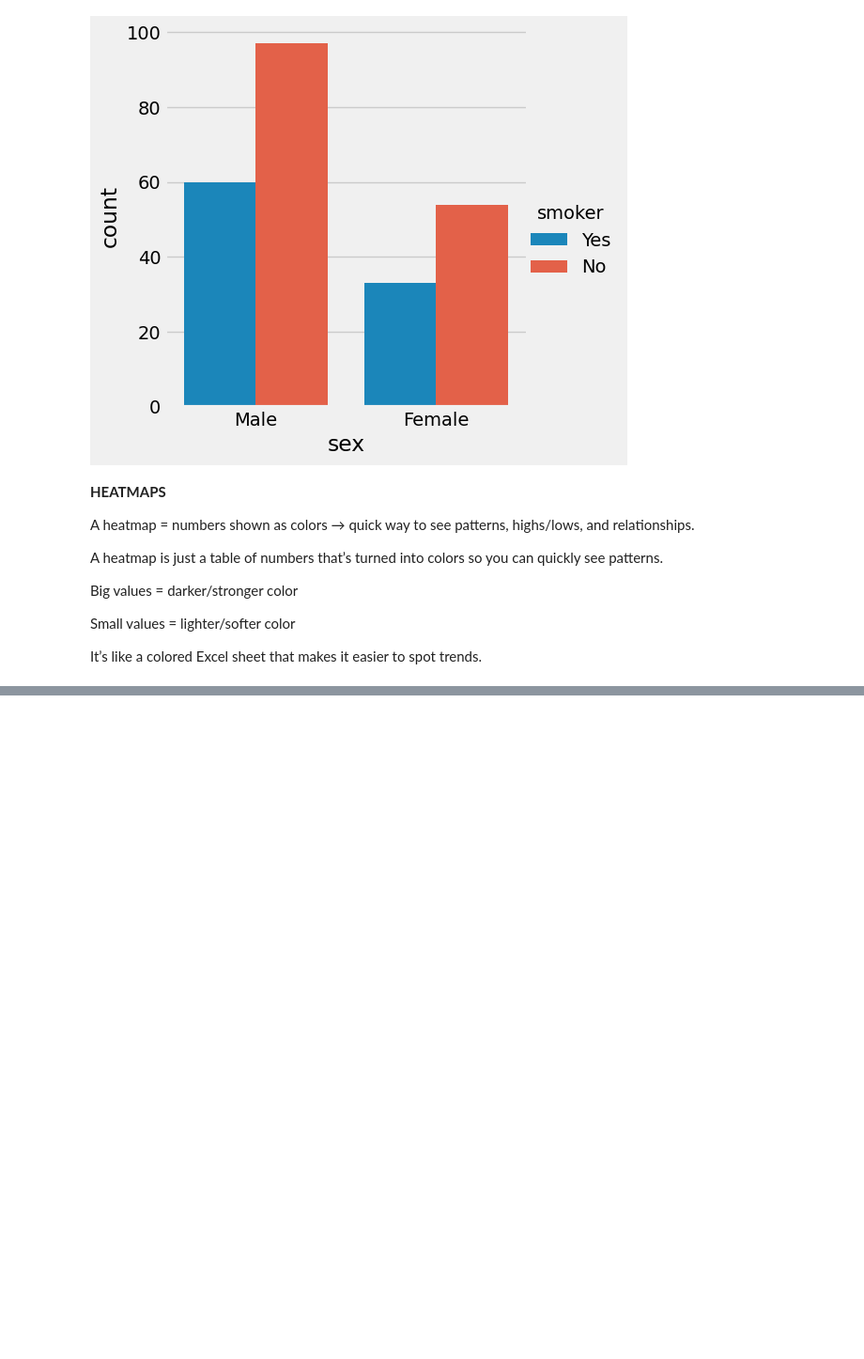
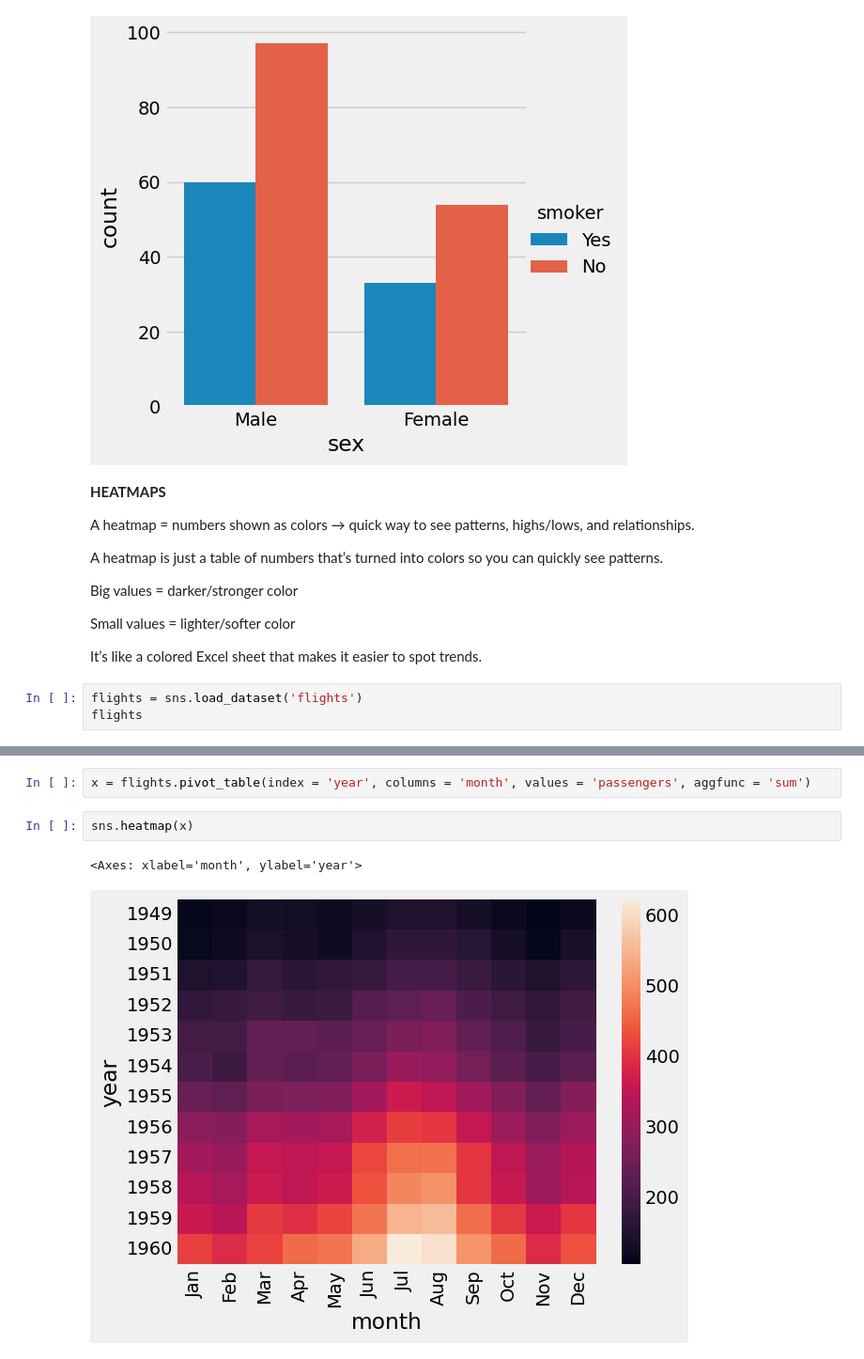
Before and after one commit to NehalLabib77/Machine_Learning, a Jupyter notebook: Seaborn/.ipynb, the cells around one changed output, grey strips where cells are left out. Shown at 94% size. Saved outputs shown, nothing was run; the diff lists cells and outputs as text; blank space fills up the shorter version.

```diff
--- a/Seaborn/.ipynb
+++ b/Seaborn/.ipynb
@@ -222,3 +224,6 @@ Big values = darker/stronger color
 Small values = lighter/softer color
 
 It’s like a colored Excel sheet that makes it easier to spot trends.
+# %%
+flights = sns.load_dataset('flights')
+flights
@@ -224,0 +244,7 @@ It’s like a colored Excel sheet that makes it easier to spot trends.
+# %%
+x = flights.pivot_table(index = 'year', columns = 'month', values = 'passengers', aggfunc = 'sum')
+# %%
+sns.heatmap(x)
+# %% [output]
+<Axes: xlabel='month', ylabel='year'>
+[figure, added]
```
Also changed, not shown: parts of 31 cells of this notebook.
